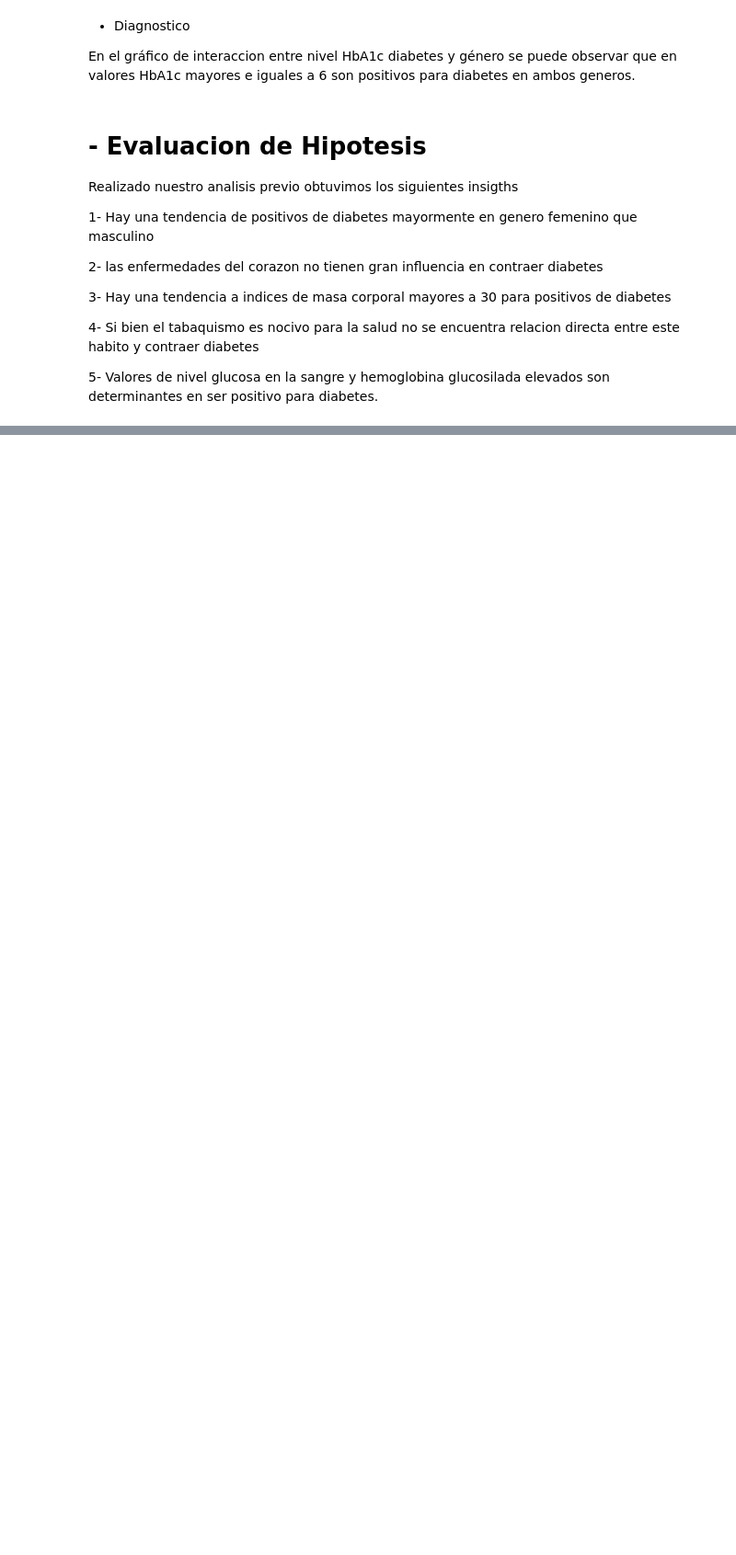
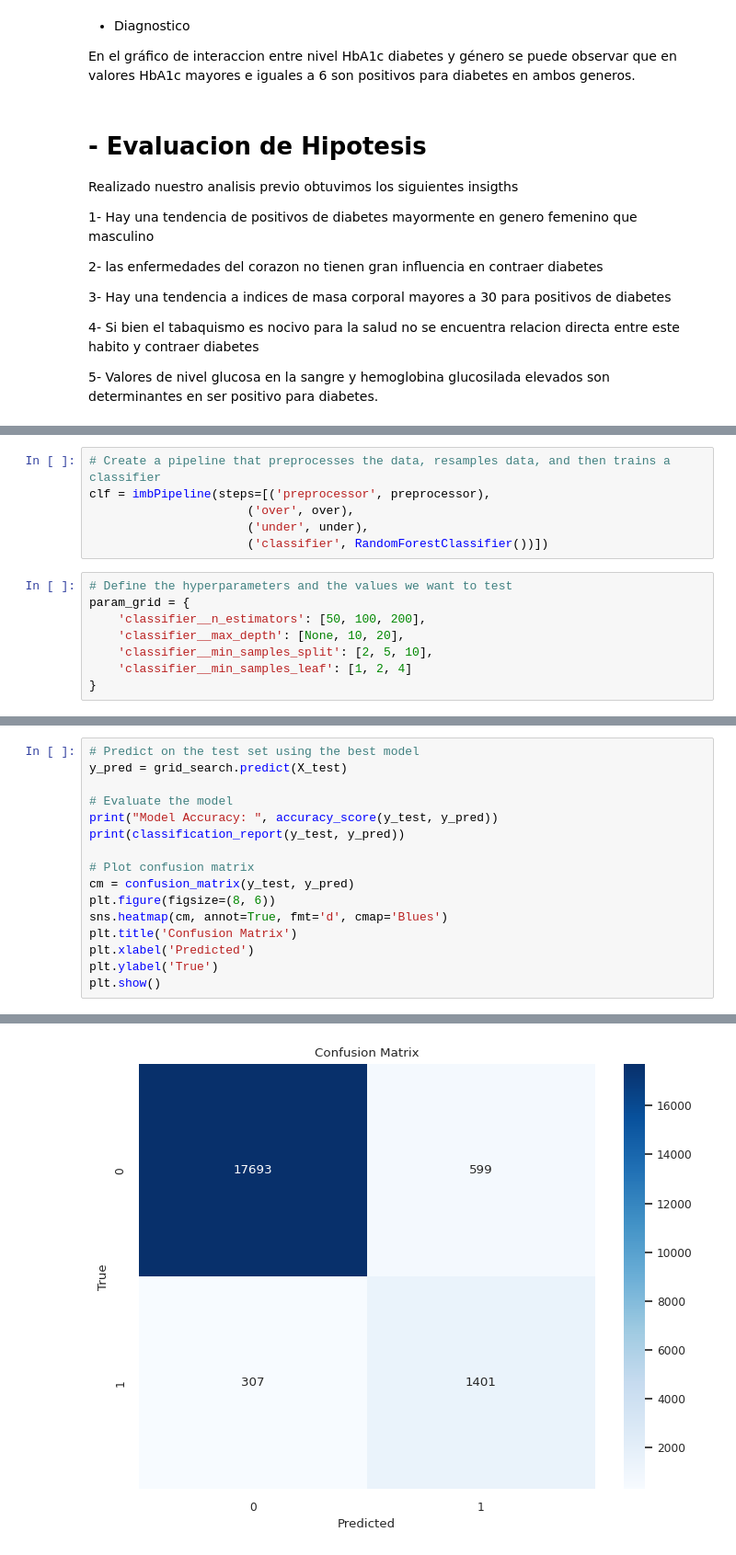
Before and after one commit to josealvins/coderhouse-datascience1, a Jupyter notebook: Diabetes_Prediction_José_Alvins.ipynb, the cells around one changed output, grey strips where cells are left out. Shown at 92% size. Drawn from its saved outputs; the diff is of its cells as text; blank space fills up the shorter version.

```diff
--- a/Diabetes_Prediction_José_Alvins.ipynb
+++ b/Diabetes_Prediction_José_Alvins.ipynb
@@ -404,0 +521,14 @@ Realizado nuestro analisis previo obtuvimos los siguientes insigths
+# %%
+# Create a pipeline that preprocesses the data, resamples data, and then trains a classifier
+clf = imbPipeline(steps=[('preprocessor', preprocessor),
+                      ('over', over),
+                      ('under', under),
+                      ('classifier', RandomForestClassifier())])
+# %%
+# Define the hyperparameters and the values we want to test
+param_grid = {
+    'classifier__n_estimators': [50, 100, 200],
+    'classifier__max_depth': [None, 10, 20],
+    'classifier__min_samples_split': [2, 5, 10],
+    'classifier__min_samples_leaf': [1, 2, 4]
+}
@@ -404,0 +549,17 @@ Realizado nuestro analisis previo obtuvimos los siguientes insigths
+# %%
+# Predict on the test set using the best model
+y_pred = grid_search.predict(X_test)
+
+# Evaluate the model
+print("Model Accuracy: ", accuracy_score(y_test, y_pred))
+print(classification_report(y_test, y_pred))
+
+# Plot confusion matrix
+cm = confusion_matrix(y_test, y_pred)
+plt.figure(figsize=(8, 6))
+sns.heatmap(cm, annot=True, fmt='d', cmap='Blues')
+plt.title('Confusion Matrix')
+plt.xlabel('Predicted')
+plt.ylabel('True')
+plt.show()
+# %% [output]
@@ -404,0 +575 @@ Realizado nuestro analisis previo obtuvimos los siguientes insigths
+[figure, added]
```
Also changed, not shown: parts of 14 cells of this notebook.
